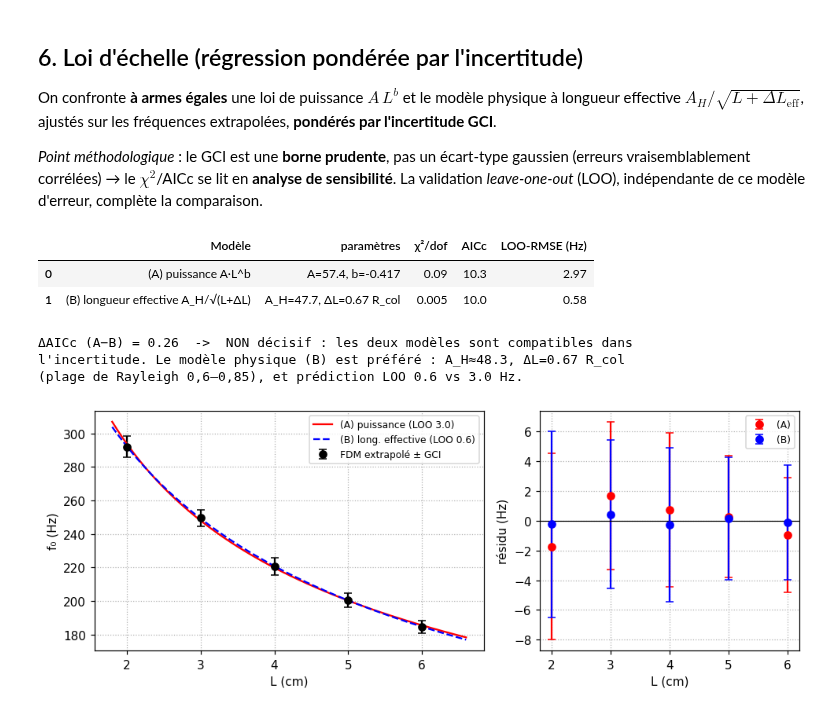
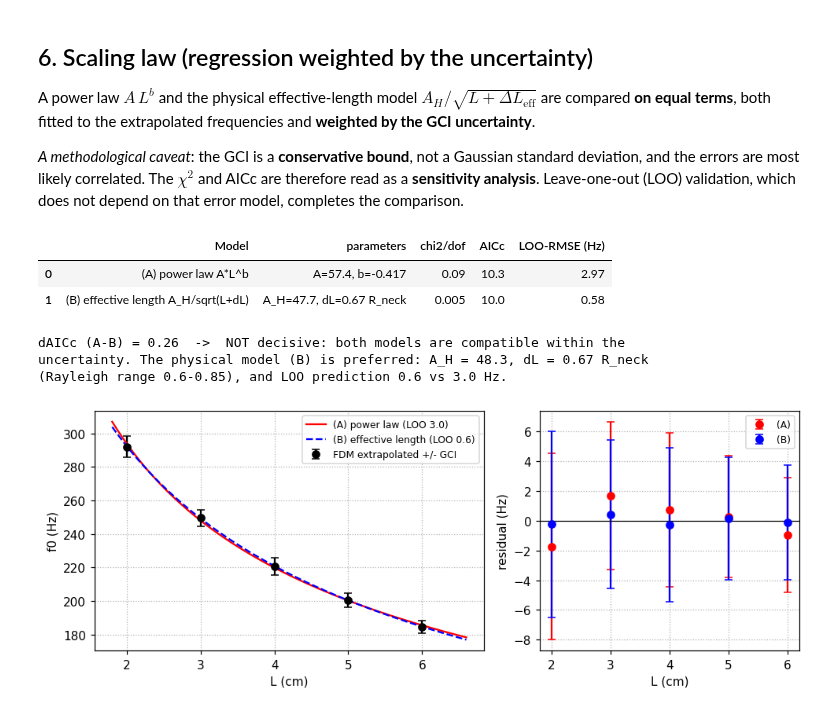
Before and after one commit to clementdumeril/helmholtz-resonator-solver, a Jupyter notebook: etude_helmholtz.ipynb, the cells around one changed output. Drawn from its saved outputs; the diff is of its cells as text; code cells hidden in the pictures.

```diff
--- a/etude_helmholtz.ipynb
+++ b/etude_helmholtz.ipynb
@@ -133,13 +134,13 @@ Grille (41, 121) = 4961 nœuds
 # %%
 def f0_of(L, h, c=C):
-    """Fréquence propre : repérage sur grille grossière (large) puis balayage fin + parabole."""
-    fpure = A_H_TH/np.sqrt(L)                     # borne haute (sans correction)
-    Rg, Zg, mg, Ln = make_grid(L_neck=L, h=0.002) # grille grossière, rapide, pour localiser
+    """Natural frequency: located on a coarse grid, then a fine sweep and a parabola."""
+    fpure = A_H_TH/np.sqrt(L)                     # upper bound (no end correction)
+    Rg, Zg, mg, Ln = make_grid(L_neck=L, h=0.002) # coarse, fast grid, just to locate the peak
     g = np.arange(0.80*fpure, 1.00*fpure, 2.0)
     a = [cavity_amp(mg, Rg, Zg, Ln, 0.002, f) for f in g]
-    fc = g[int(np.argmax(a))]                     # pic approché (grille grossière)
+    fc = g[int(np.argmax(a))]                     # approximate peak (coarse grid)
     R, Z, mask, Ln = make_grid(L_neck=L, h=h)
-    win = np.arange(fc-16, fc+6, 1.0)             # les grilles fines résonnent un peu plus bas
+    win = np.arange(fc-16, fc+6, 1.0)             # fine grids resonate slightly lower
     aw = [cavity_amp(mask, R, Z, Ln, h, f) for f in win]
     fp = win[int(np.argmax(aw))]
     ff = np.arange(fp-2.5, fp+2.6, 0.25)
@@ -147,6 +148,6 @@ def f0_of(L, h, c=C):
     i = min(max(int(np.argmax(pf)), 1), len(ff)-2); x, y = ff[i-1:i+2], pf[i-1:i+2]
     A_, B_, _ = np.linalg.solve(np.column_stack((x**2, x, np.ones(3))), y)
     return -B_/(2*A_)
-# vérification express
-print("Contrôle f0(L=4cm) :  h=2mm ->", round(f0_of(0.04,0.002),2), "|  h=0.5mm ->", round(f0_of(0.04,0.0005),2))
+# quick check
+print("Check f0(L=4cm):  h=2mm ->", round(f0_of(0.04,0.002),2), "|  h=0.5mm ->", round(f0_of(0.04,0.0005),2))
 # %% [output]
@@ -234,10 +242,10 @@ Incertitude numérique GCI ≈ 2.1 %
 # %%
-# Contrôle du régime asymptotique : 4e grille h=0,25 mm (L=2 et 4 cm)
+# Check of the asymptotic regime: a 4th grid at h=0.25 mm (L=2 and 4 cm)
 for L in [0.02, 0.04]:
     f = [f0_of(L,h) for h in [0.002,0.001,0.0005,0.00025]]
     def tri(a,b,c):
         p=np.log(abs((a-b)/(b-c)))/np.log(2); return p, c+(c-b)/(2**p-1)
     pA,eA = tri(f[0],f[1],f[2]); pB,eB = tri(f[1],f[2],f[3])
     print(f"L={L*100:.0f}cm : p {pA:.3f}->{pB:.3f} | f_extrap {eA:.2f}->{eB:.2f} Hz "
-          f"(écart {abs(eA-eB):.2f} Hz -> extrapolation stable)")
+          f"(difference {abs(eA-eB):.2f} Hz -> extrapolation stable)")
 # %% [output]
@@ -276,54 +284,55 @@ print("Écarts du même ordre que l'incertitude GCI (~2 %) et l'arrondi des vale
 # %% [markdown]
-## 6. Loi d'échelle (régression pondérée par l'incertitude)
+## 6. Scaling law (regression weighted by the uncertainty)
 
-On confronte **à armes égales** une loi de puissance $A\,L^b$ et le modèle physique à longueur
-effective $A_H/\sqrt{L+\Delta L_{\mathrm{eff}}}$, ajustés sur les fréquences extrapolées,
-**pondérés par l'incertitude GCI**.
+A power law $A\,L^b$ and the physical effective-length model $A_H/\sqrt{L+\Delta L_{\mathrm{eff}}}$
+are compared **on equal terms**, both fitted to the extrapolated frequencies and **weighted by the
+GCI uncertainty**.
 
-*Point méthodologique* : le GCI est une **borne prudente**, pas un écart-type gaussien (erreurs
-vraisemblablement corrélées) → le $\chi^2$/AICc se lit en **analyse de sensibilité**. La validation
-*leave-one-out* (LOO), indépendante de ce modèle d'erreur, complète la comparaison.
+*A methodological caveat*: the GCI is a **conservative bound**, not a Gaussian standard deviation,
+and the errors are most likely correlated. The $\chi^2$ and AICc are therefore read as a
+**sensitivity analysis**. Leave-one-out (LOO) validation, which does not depend on that error
+model, completes the comparison.
 # %%
 def mpow(L,a,b): return a*L**b
 def meff(L,a,dL): return a/np.sqrt(L+dL)
-sig = gci_rel * f_ext                       # incertitude absolue (Hz)
+sig = gci_rel * f_ext                       # absolute uncertainty (Hz)
 def wfit(model, p0):
     po,pc = curve_fit(model, Lscale, f_ext, p0=p0, sigma=sig, absolute_sigma=True, maxfev=30000)
     chi2 = float(np.sum(((f_ext-model(Lscale,*po))/sig)**2)); dof=len(Lscale)-2
     aicc = chi2 + 2*2 + 2*2*3/(len(Lscale)-2-1)
     loo=[]
     for i in range(len(Lscale)):
         m=np.ones(len(Lscale),bool); m[i]=False
         pp,_=curve_fit(model,Lscale[m],f_ext[m],p0=po,sigma=sig[m],absolute_sigma=True,maxfev=30000)
         loo.append(f_ext[i]-model(Lscale[i],*pp))
     return po, chi2/dof, aicc, float(np.sqrt(np.mean(np.array(loo)**2)))
 poA,chiA,aicA,looA = wfit(mpow,[A_H_TH,-0.5])
 poB,chiB,aicB,looB = wfit(meff,[A_H_TH,0.006])
 display(pd.DataFrame({
-    "Modèle":["(A) puissance  A·L^b","(B) longueur effective  A_H/√(L+ΔL)"],
-    "paramètres":[f"A={poA[0]:.1f}, b={poA[1]:.3f}", f"A_H={poB[0]:.1f}, ΔL={poB[1]/R_COL:.2f} R_col"],
-    "χ²/dof":[f"{chiA:.2f}", f"{chiB:.3f}"], "AICc":[f"{aicA:.1f}", f"{aicB:.1f}"],
+    "Model":["(A) power law  A*L^b","(B) effective length  A_H/sqrt(L+dL)"],
+    "parameters":[f"A={poA[0]:.1f}, b={poA[1]:.3f}", f"A_H={poB[0]:.1f}, dL={poB[1]/R_COL:.2f} R_neck"],
+    "chi2/dof":[f"{chiA:.2f}", f"{chiB:.3f}"], "AICc":[f"{aicA:.1f}", f"{aicB:.1f}"],
     "LOO-RMSE (Hz)":[f"{looA:.2f}", f"{looB:.2f}"]}))
-print(f"ΔAICc (A−B) = {aicA-aicB:.2f}  ->  NON décisif : les deux modèles sont compatibles dans")
-print(f"l'incertitude. Le modèle physique (B) est préféré : A_H≈{A_H_TH:.1f}, ΔL={poB[1]/R_COL:.2f} R_col")
-print(f"(plage de Rayleigh 0,6–0,85), et prédiction LOO {looB:.1f} vs {looA:.1f} Hz.")
+print(f"dAICc (A-B) = {aicA-aicB:.2f}  ->  NOT decisive: both models are compatible within the")
+print(f"uncertainty. The physical model (B) is preferred: A_H = {A_H_TH:.1f}, dL = {poB[1]/R_COL:.2f} R_neck")
+print(f"(Rayleigh range 0.6-0.85), and LOO prediction {looB:.1f} vs {looA:.1f} Hz.")
 
 Ld=np.linspace(Lscale.min()*0.9,Lscale.max()*1.1,200)
 fig,(a1,a2)=plt.subplots(1,2,figsize=(9,3.5),gridspec_kw={"width_ratios":[1.5,1]})
-a1.errorbar(Lscale*100,f_ext,yerr=sig,fmt="ko",capsize=3,label="FDM extrapolé ± GCI")
-a1.plot(Ld*100,mpow(Ld,*poA),"r-",label=f"(A) puissance (LOO {looA:.1f})")
-a1.plot(Ld*100,meff(Ld,*poB),"b--",label=f"(B) long. effective (LOO {looB:.1f})")
-a1.set_xlabel("L (cm)");a1.set_ylabel("f₀ (Hz)");a1.legend(fontsize=8);a1.grid(ls=":")
+a1.errorbar(Lscale*100,f_ext,yerr=sig,fmt="ko",capsize=3,label="FDM extrapolated +/- GCI")
+a1.plot(Ld*100,mpow(Ld,*poA),"r-",label=f"(A) power law (LOO {looA:.1f})")
+a1.plot(Ld*100,meff(Ld,*poB),"b--",label=f"(B) effective length (LOO {looB:.1f})")
+a1.set_xlabel("L (cm)");a1.set_ylabel("f0 (Hz)");a1.legend(fontsize=8);a1.grid(ls=":")
 for mdl,po,c,lab in [(mpow,poA,"r","(A)"),(meff,poB,"b","(B)")]:
     a2.errorbar(Lscale*100,f_ext-mdl(Lscale,*po),yerr=sig,fmt="o",color=c,capsize=3,label=lab)
-a2.axhline(0,color="k",lw=.8);a2.set_xlabel("L (cm)");a2.set_ylabel("résidu (Hz)")
+a2.axhline(0,color="k",lw=.8);a2.set_xlabel("L (cm)");a2.set_ylabel("residual (Hz)")
 a2.legend(fontsize=8);a2.grid(ls=":");plt.tight_layout();plt.show()
 # %% [output]
-|  | Modèle | paramètres | χ²/dof | AICc | LOO-RMSE (Hz) |
-| 0 | (A) puissance A·L^b | A=57.4, b=-0.417 | 0.09 | 10.3 | 2.97 |
-| 1 | (B) longueur effective A_H/√(L+ΔL) | A_H=47.7, ΔL=0.67 R_col | 0.005 | 10.0 | 0.58 |
+|  | Model | parameters | chi2/dof | AICc | LOO-RMSE (Hz) |
+| 0 | (A) power law A*L^b | A=57.4, b=-0.417 | 0.09 | 10.3 | 2.97 |
+| 1 | (B) effective length A_H/sqrt(L+dL) | A_H=47.7, dL=0.67 R_neck | 0.005 | 10.0 | 0.58 |
-ΔAICc (A−B) = 0.26  ->  NON décisif : les deux modèles sont compatibles dans
-l'incertitude. Le modèle physique (B) est préféré : A_H≈48.3, ΔL=0.67 R_col
-(plage de Rayleigh 0,6–0,85), et prédiction LOO 0.6 vs 3.0 Hz.
+dAICc (A-B) = 0.26  ->  NOT decisive: both models are compatible within the
+uncertainty. The physical model (B) is preferred: A_H = 48.3, dL = 0.67 R_neck
+(Rayleigh range 0.6-0.85), and LOO prediction 0.6 vs 3.0 Hz.
-[figure, old version]
+[figure, new version]
 # %% [markdown]
```
Also changed, not shown: parts of 19 cells of this notebook, 30 other files.
